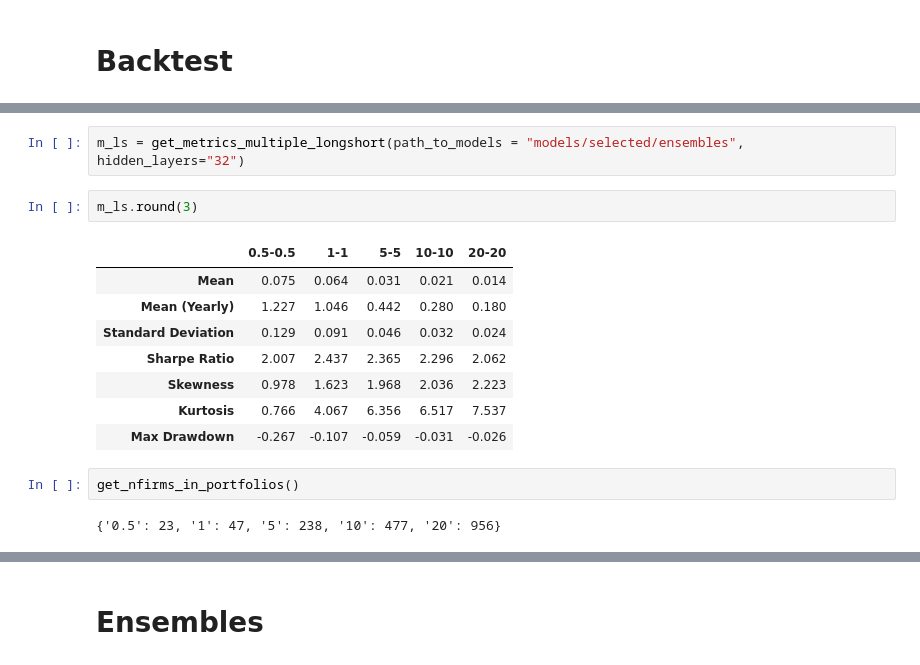
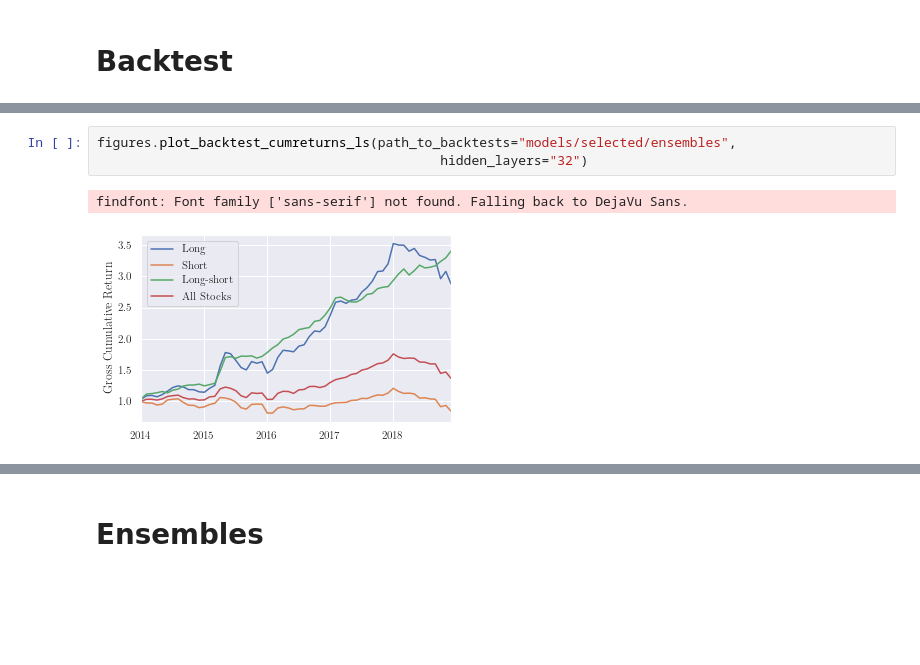
Before and after one commit to karolinachalupova/DiplomaThesis, a Jupyter notebook: figures_results.ipynb, the cells around one changed output, grey strips where cells are left out. Saved outputs shown, nothing was run; the diff lists cells and outputs as text; blank space fills up the shorter version.

```diff
--- a/figures_results.ipynb
+++ b/figures_results.ipynb
@@ -66,17 +70,6 @@ pe
 # %%
-m_ls = get_metrics_multiple_longshort(path_to_models = "models/selected/ensembles", hidden_layers="32")
+figures.plot_backtest_cumreturns_ls(path_to_backtests="models/selected/ensembles",
+                                            hidden_layers="32")
+# %% [output]
+findfont: Font family ['sans-serif'] not found. Falling back to DejaVu Sans.
+[figure, added]
-# %%
-m_ls.round(3)
-# %% [output]
-|  | 0.5-0.5 | 1-1 | 5-5 | 10-10 | 20-20 |
-| Mean | 0.075 | 0.064 | 0.031 | 0.021 | 0.014 |
-| Mean (Yearly) | 1.227 | 1.046 | 0.442 | 0.280 | 0.180 |
-| Standard Deviation | 0.129 | 0.091 | 0.046 | 0.032 | 0.024 |
-| Sharpe Ratio | 2.007 | 2.437 | 2.365 | 2.296 | 2.062 |
-| Skewness | 0.978 | 1.623 | 1.968 | 2.036 | 2.223 |
-| Kurtosis | 0.766 | 4.067 | 6.356 | 6.517 | 7.537 |
-| Max Drawdown | -0.267 | -0.107 | -0.059 | -0.031 | -0.026 |
-# %%
-get_nfirms_in_portfolios()
-# %% [output]
-{'0.5': 23, '1': 47, '5': 238, '10': 477, '20': 956}
```
Also changed, not shown: parts of 24 cells of this notebook, 2 other files.
